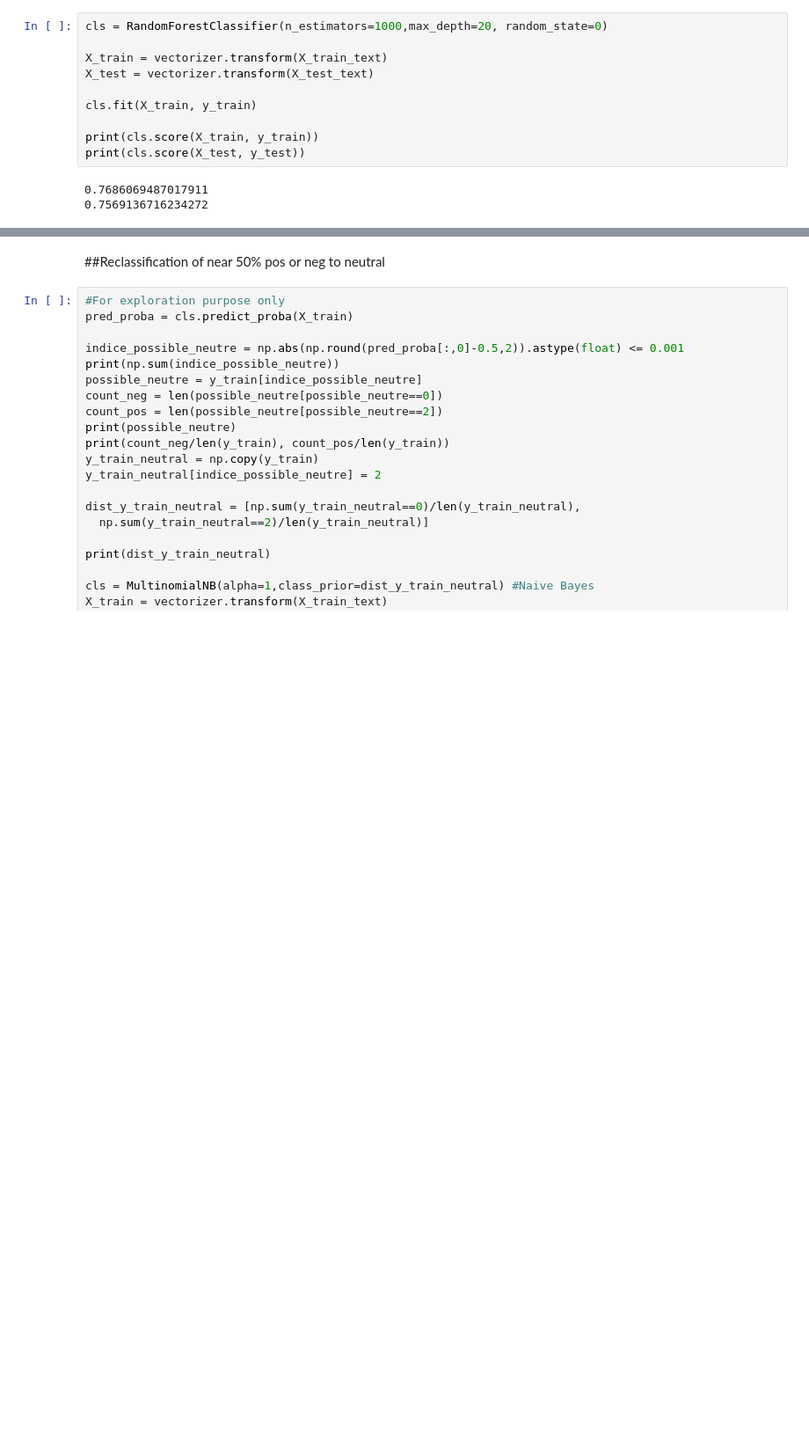
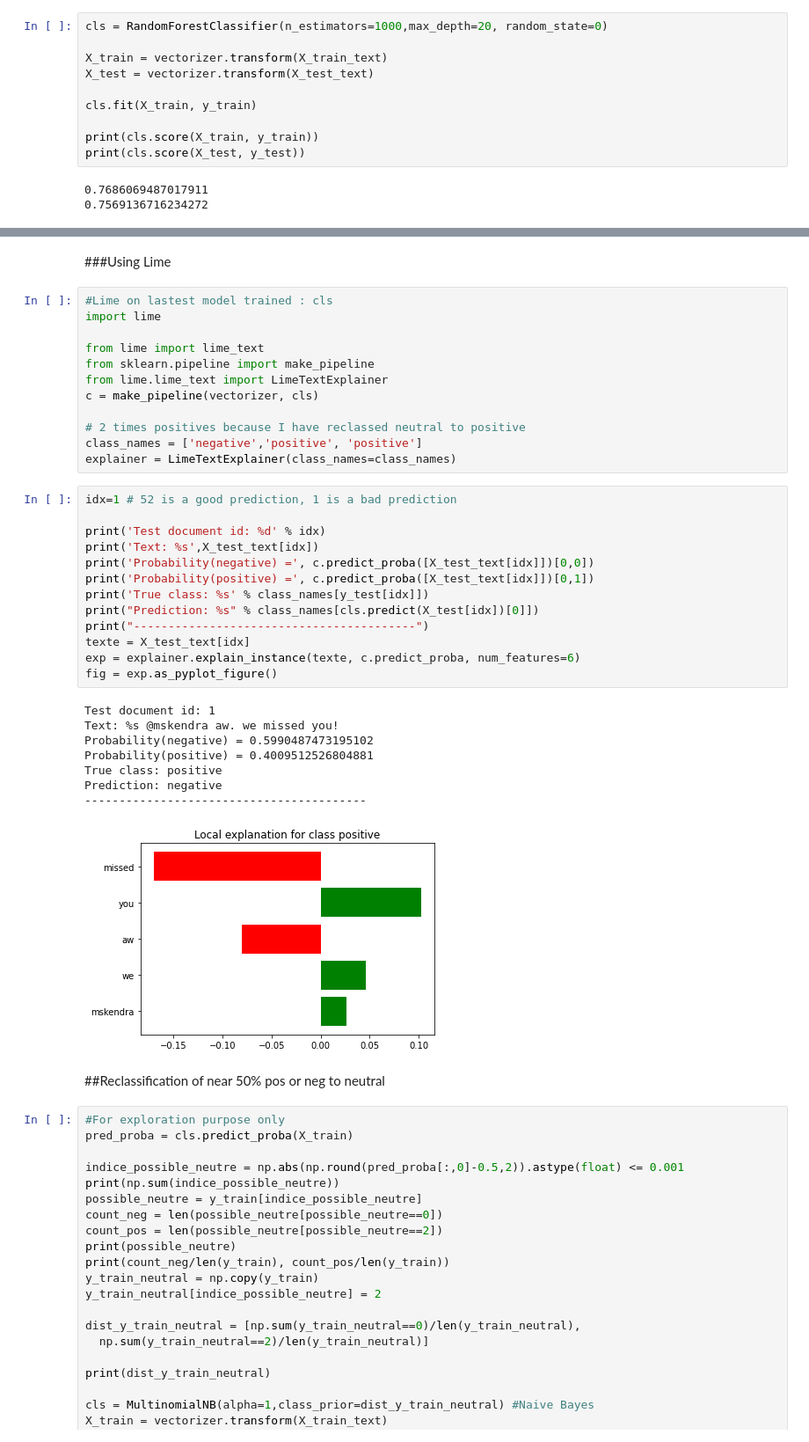
Before and after one commit to VincentGariepy/IFT6390-Competition2-BeaudelAIre, a Jupyter notebook: Naive_Bayes/Compétition_2.ipynb, the cells around one changed output, grey strips where cells are left out. Shown at 88% size. Saved outputs shown, nothing was run; the diff lists cells and outputs as text; blank space fills up the shorter version.

Commit message:
Implement Lime

```diff
--- a/Naive_Bayes/Compétition_2.ipynb
+++ b/Naive_Bayes/Compétition_2.ipynb
@@ -427,3 +451,39 @@ print(cls.score(X_test, y_test))
+# %% [markdown]
+###Using Lime
+# %%
+#Lime on lastest model trained : cls
+import lime
+
+from lime import lime_text
+from sklearn.pipeline import make_pipeline
+from lime.lime_text import LimeTextExplainer
+c = make_pipeline(vectorizer, cls)
+
+# 2 times positives because I have reclassed neutral to positive
+class_names = ['negative','positive', 'positive']
+explainer = LimeTextExplainer(class_names=class_names)
+# %%
+idx=1 # 52 is a good prediction, 1 is a bad prediction
+
+print('Test document id: %d' % idx)
+print('Text: %s',X_test_text[idx])
+print('Probability(negative) =', c.predict_proba([X_test_text[idx]])[0,0])
+print('Probability(positive) =', c.predict_proba([X_test_text[idx]])[0,1])
+print('True class: %s' % class_names[y_test[idx]])
+print("Prediction: %s" % class_names[cls.predict(X_test[idx])[0]])
+print("-----------------------------------------")
+texte = X_test_text[idx]
+exp = explainer.explain_instance(texte, c.predict_proba, num_features=6)
+fig = exp.as_pyplot_figure()
+# %% [output]
+Test document id: 1
+Text: %s @mskendra aw. we missed you!
+Probability(negative) = 0.5990487473195102
+Probability(positive) = 0.4009512526804881
+True class: positive
+Prediction: negative
+-----------------------------------------
+[figure, added]
 # %% [markdown]
 ##Reclassification of near 50% pos or neg to neutral
 # %%
```
Also changed, not shown: parts of 6 cells of this notebook.
